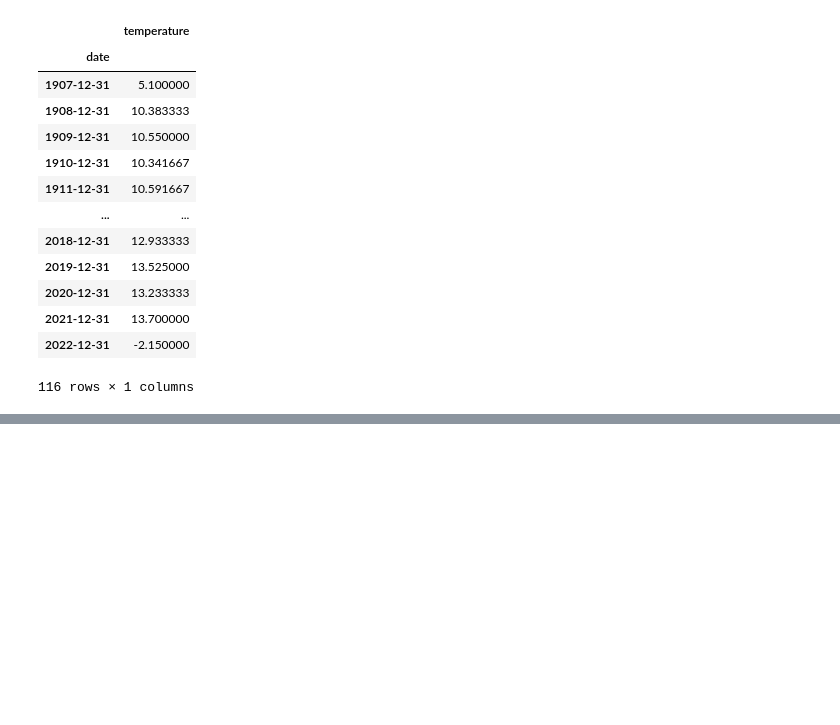
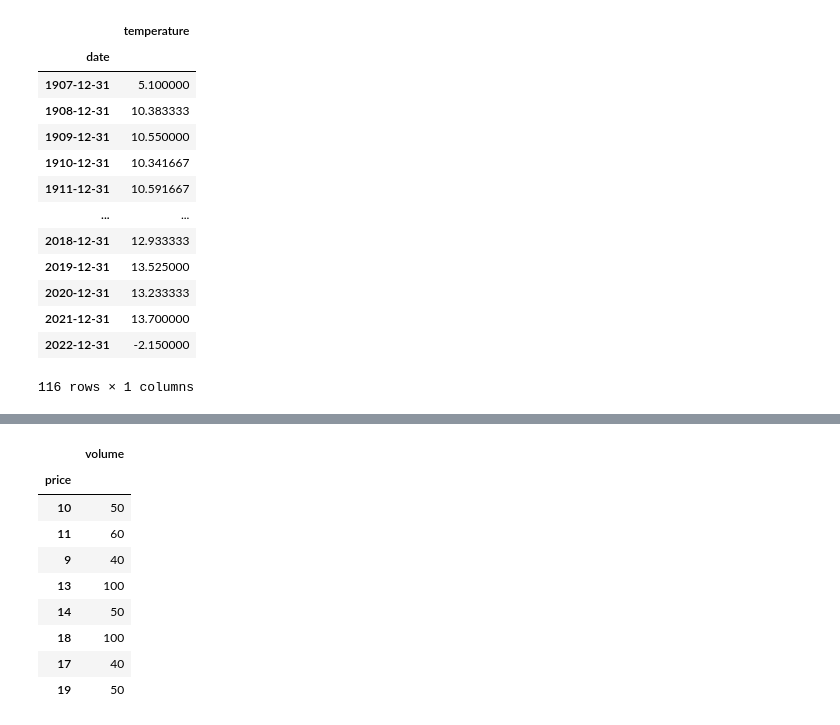
Before and after one commit to koreabao/public_data, a Jupyter notebook: temp_1.ipynb, the cells around one changed output, grey strips where cells are left out. Cells and saved outputs as stored; diff of their text form; code cells hidden in the pictures; blank space fills up the shorter version.

```diff
--- a/temp_1.ipynb
+++ b/temp_1.ipynb
@@ -433,0 +464,14 @@ tp3.resample('Y').mean()
+# %%
+df.set_index('price',inplace=True)
+df
+# %% [output]
+|  | volume |
+| price |  |
+| 10 | 50 |
+| 11 | 60 |
+| 9 | 40 |
+| 13 | 100 |
+| 14 | 50 |
+| 18 | 100 |
+| 17 | 40 |
+| 19 | 50 |
```
Also changed, not shown: parts of 3 cells of this notebook.
